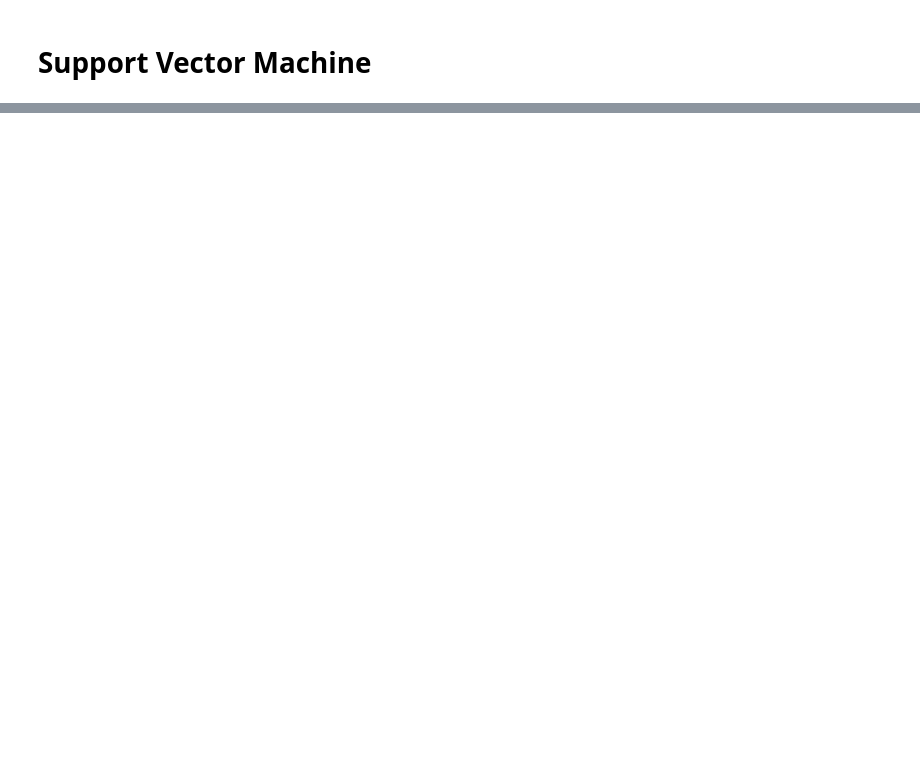
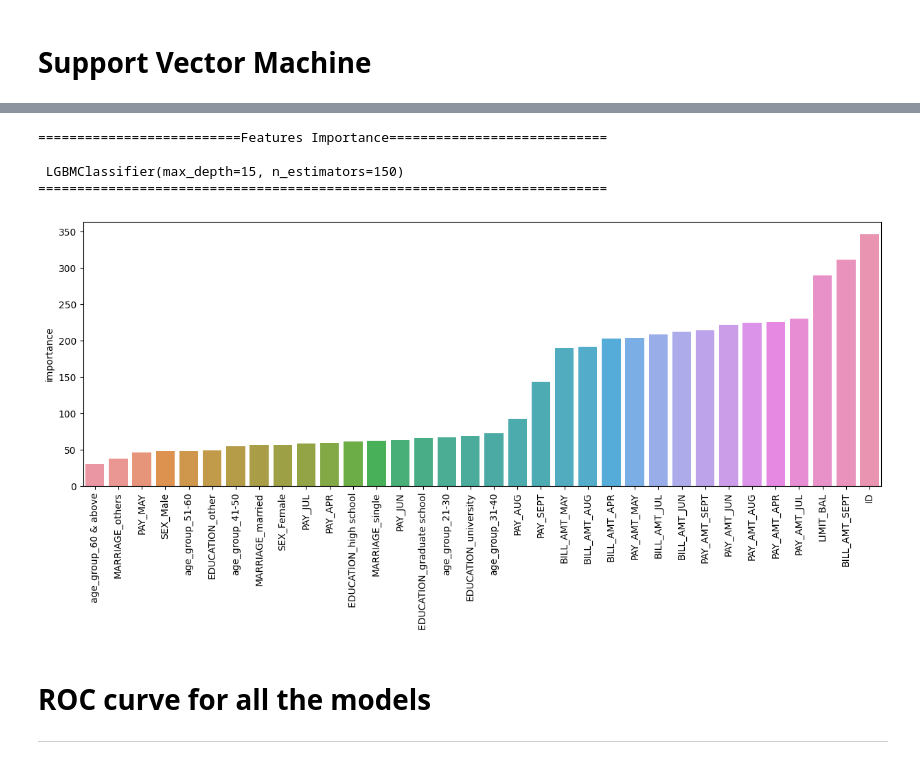
Before and after one commit to Kalpesh-Rajput/-Credit_Card_Default_Prediction, a Jupyter notebook: KR_|_Credit_Card_Default_Prediction.ipynb, the cells around one changed output, grey strips where cells are left out. Drawn from its saved outputs; the diff is of its cells as text; code cells hidden in the pictures; blank space fills up the shorter version.

```diff
--- a/KR_|_Credit_Card_Default_Prediction.ipynb
+++ b/KR_|_Credit_Card_Default_Prediction.ipynb
@@ -1377,0 +1641,5 @@ get_features_importance(optimal_rfc_model,x_train)
+# %%
+lgbc = lgb.LGBMClassifier()
+# %%
+# training and evaluating the lgbr_grid
+run_evaluate_model(xgbc,x_train,x_test,y_train,y_test)
@@ -1377,0 +1666,7 @@ get_features_importance(optimal_rfc_model,x_train)
+# %%
+# finding the best parameters for XGBRegressor by gridsearchcv
+lgbc_param = {'n_estimators':[100,125,150] , 'max_depth':[7,10,15]}
+lgbc_grid = GridSearchCV(estimator = lgbc , param_grid = lgbc_param , verbose = 5 , cv = 3 , scoring = 'recall' , n_jobs = -1)
+# %%
+# training and evaluating the lgbr_grid
+run_evaluate_model(lgbc_grid,x_train,x_test,y_train,y_test)
@@ -1377,0 +1691,11 @@ get_features_importance(optimal_rfc_model,x_train)
+# %%
+get_features_importance(lgbc_grid.best_estimator_,x_train)
+# %% [output]
+==========================Features Importance============================
+
+ LGBMClassifier(max_depth=15, n_estimators=150)
+=========================================================================
+[figure, added]
+# %% [markdown]
+# ROC curve for all the models
+---
```
Also changed, not shown: parts of 53 cells of this notebook.
